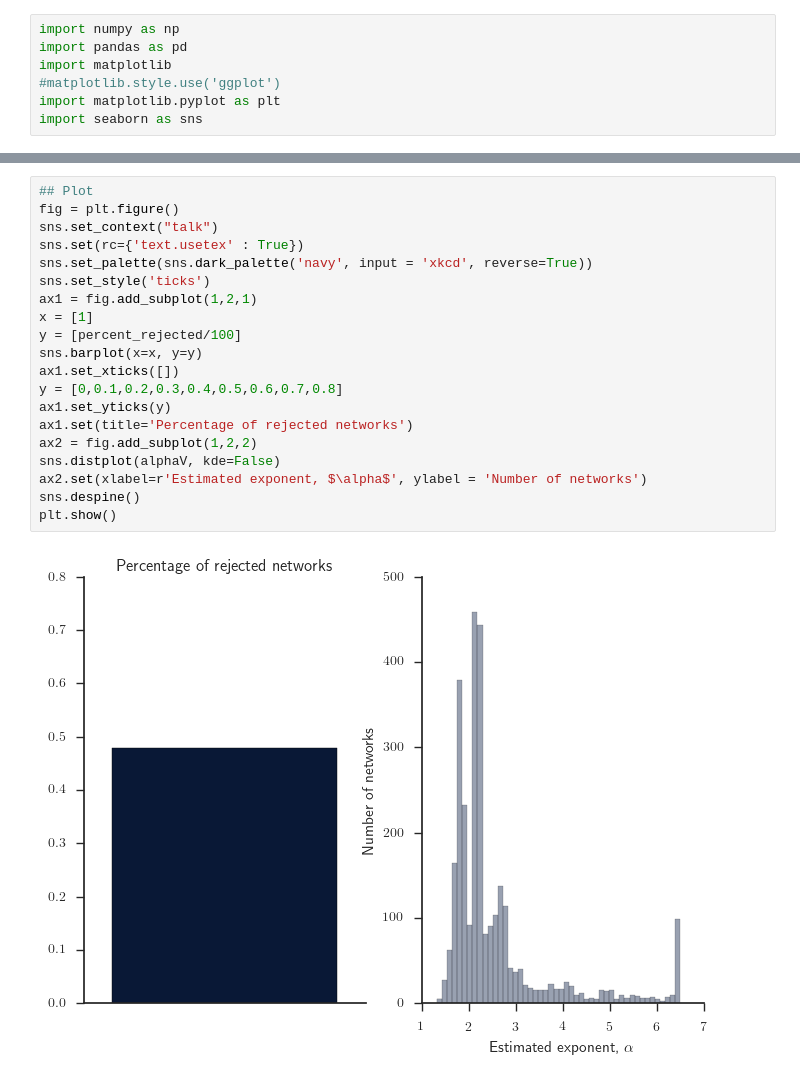
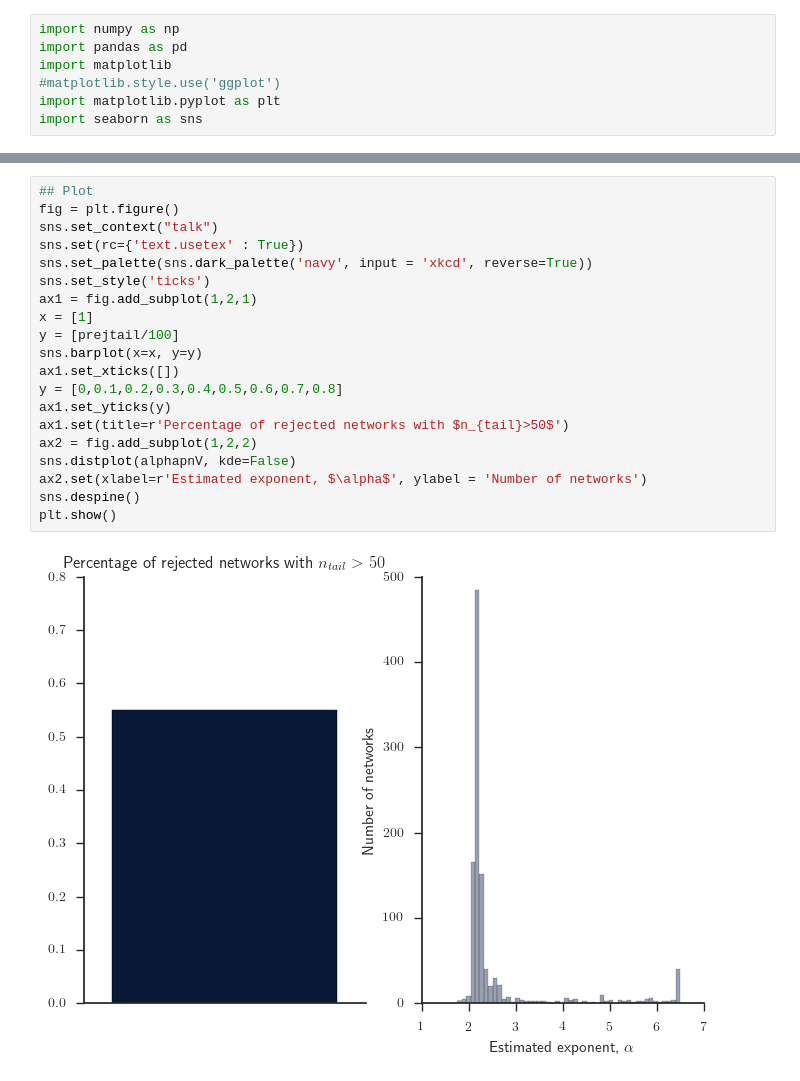
Before and after one commit to adbroido/SFAnalysis, a Jupyter notebook: plots_planalysis.ipynb, the cells around one changed output, grey strips where cells are left out. Saved outputs shown, nothing was run; the diff lists cells and outputs as text.

```diff
--- a/plots_planalysis.ipynb
+++ b/plots_planalysis.ipynb
@@ -73,25 +76,25 @@ Number of networks with p>0.1 and ntail>50 = 1064
 # %%
 ## Plot
 fig = plt.figure()
 sns.set_context("talk")
 sns.set(rc={'text.usetex' : True})
 sns.set_palette(sns.dark_palette('navy', input = 'xkcd', reverse=True))
 sns.set_style('ticks')
 ax1 = fig.add_subplot(1,2,1)
 x = [1]
-y = [percent_rejected/100]
+y = [prejtail/100]
 sns.barplot(x=x, y=y)
 ax1.set_xticks([])
 y = [0,0.1,0.2,0.3,0.4,0.5,0.6,0.7,0.8]
 ax1.set_yticks(y)
-ax1.set(title='Percentage of rejected networks')
+ax1.set(title=r'Percentage of rejected networks with $n_{tail}>50$')
 ax2 = fig.add_subplot(1,2,2)
-sns.distplot(alphaV, kde=False)
+sns.distplot(alphapnV, kde=False)
 ax2.set(xlabel=r'Estimated exponent, $\alpha$', ylabel = 'Number of networks')
 sns.despine()
 plt.show()
 # %% [output]
-[figure, old version]
+[figure, new version]
 # %%
 # data for histogram of data categories
 df = analysis # could make this a subset, ie just largest components
```
Also changed, not shown: parts of 13 cells of this notebook, 11 other files.
